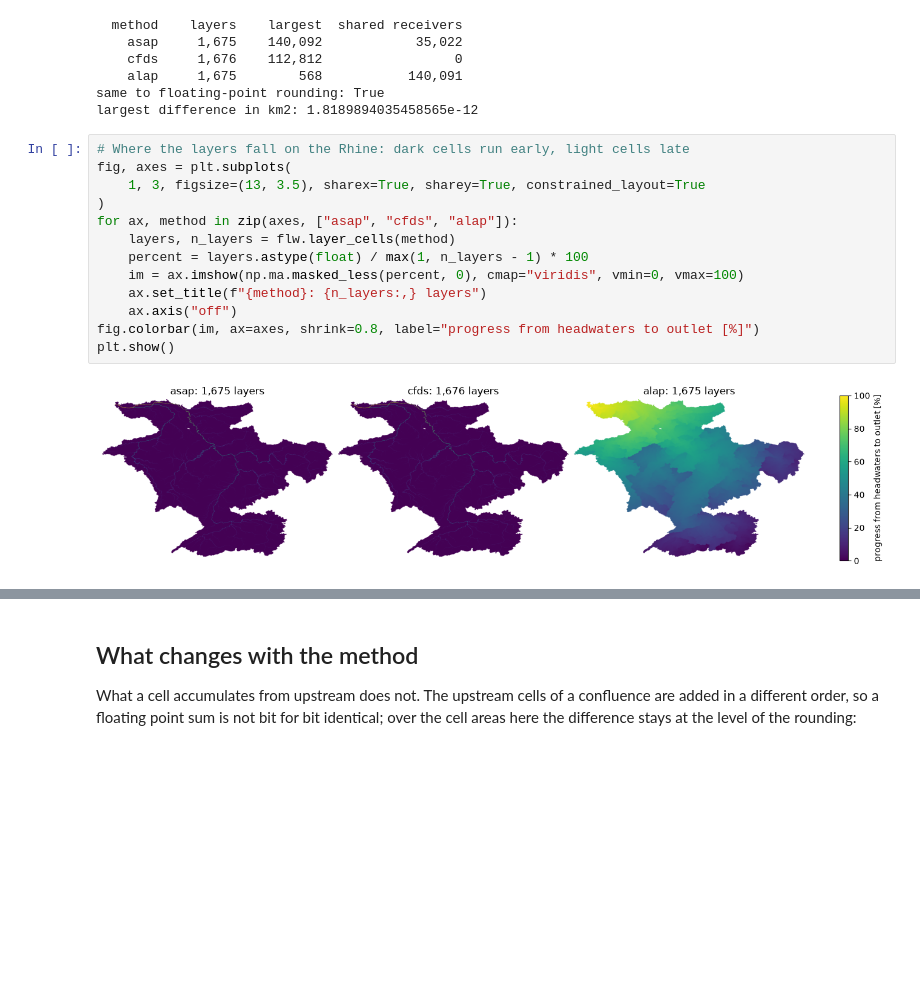
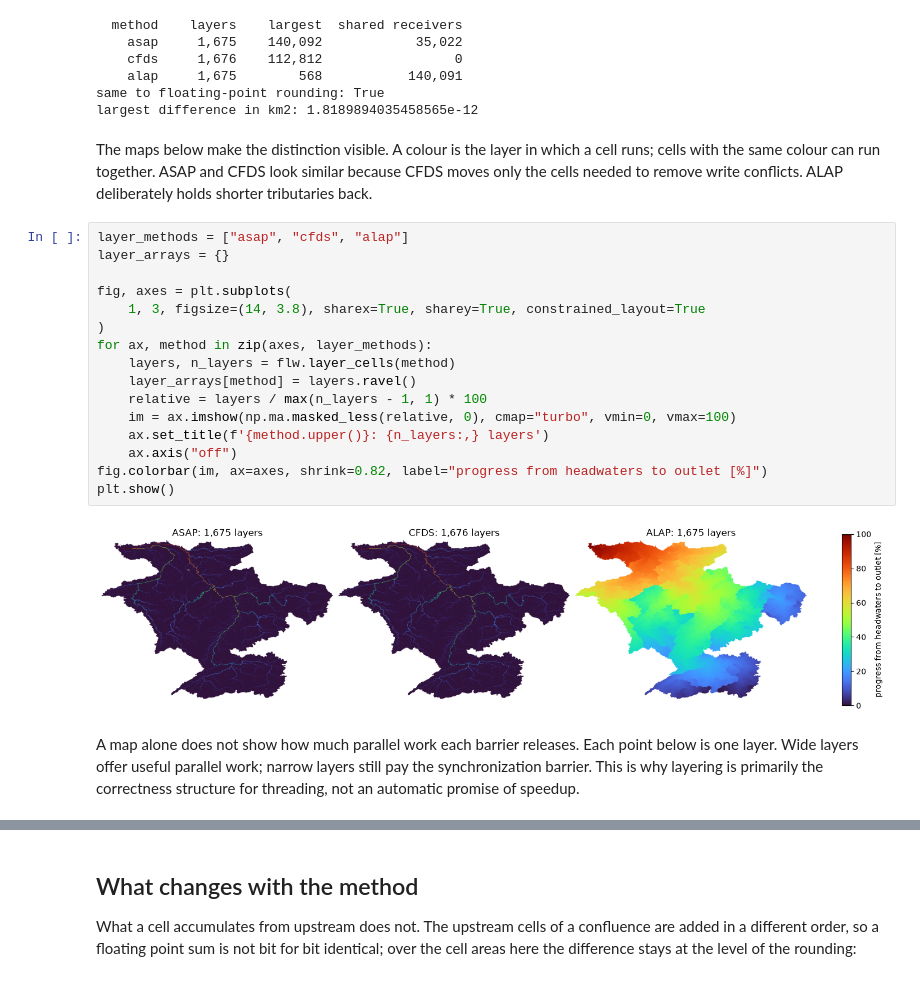
Before and after one commit to Deltares/pyflwdir, a Jupyter notebook: examples/ordering.ipynb, the cells around one changed output, grey strips where cells are left out. Saved outputs shown, nothing was run; the diff lists cells and outputs as text; blank space fills up the shorter version.

```diff
--- a/examples/ordering.ipynb
+++ b/examples/ordering.ipynb
@@ -265,19 +265,32 @@ print("largest difference in km2:", np.abs(threaded[valid] - serial[valid]).max(
     alap     1,675        568           140,091
 same to floating-point rounding: True
 largest difference in km2: 1.8189894035458565e-12
+# %% [markdown]
+The maps below make the distinction visible. A colour is the layer in which a
+cell runs; cells with the same colour can run together. ASAP and CFDS look similar
+because CFDS moves only the cells needed to remove write conflicts. ALAP deliberately
+holds shorter tributaries back.
 # %%
-# Where the layers fall on the Rhine: dark cells run early, light cells late
+layer_methods = ["asap", "cfds", "alap"]
+layer_arrays = {}
+
 fig, axes = plt.subplots(
-    1, 3, figsize=(13, 3.5), sharex=True, sharey=True, constrained_layout=True
+    1, 3, figsize=(14, 3.8), sharex=True, sharey=True, constrained_layout=True
 )
-for ax, method in zip(axes, ["asap", "cfds", "alap"]):
+for ax, method in zip(axes, layer_methods):
     layers, n_layers = flw.layer_cells(method)
-    percent = layers.astype(float) / max(1, n_layers - 1) * 100
-    im = ax.imshow(np.ma.masked_less(percent, 0), cmap="viridis", vmin=0, vmax=100)
-    ax.set_title(f"{method}: {n_layers:,} layers")
+    layer_arrays[method] = layers.ravel()
+    relative = layers / max(n_layers - 1, 1) * 100
+    im = ax.imshow(np.ma.masked_less(relative, 0), cmap="turbo", vmin=0, vmax=100)
+    ax.set_title(f'{method.upper()}: {n_layers:,} layers')
     ax.axis("off")
-fig.colorbar(im, ax=axes, shrink=0.8, label="progress from headwaters to outlet [%]")
+fig.colorbar(im, ax=axes, shrink=0.82, label="progress from headwaters to outlet [%]")
 plt.show()
 # %% [output]
-[figure, old version]
+[figure, new version]
+# %% [markdown]
+A map alone does not show how much parallel work each barrier releases. Each
+point below is one layer. Wide layers offer useful parallel work; narrow layers still
+pay the synchronization barrier. This is why layering is primarily the correctness
+structure for threading, not an automatic promise of speedup.
 # %%
```
Also changed, not shown: parts of 15 cells of this notebook, 9 other files.
